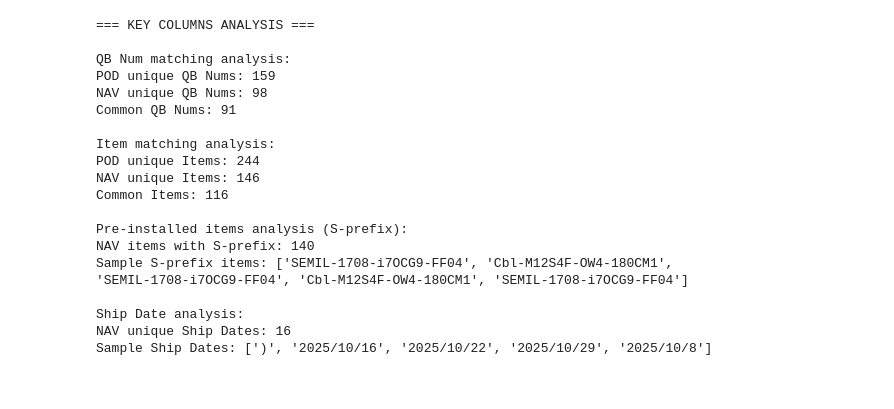
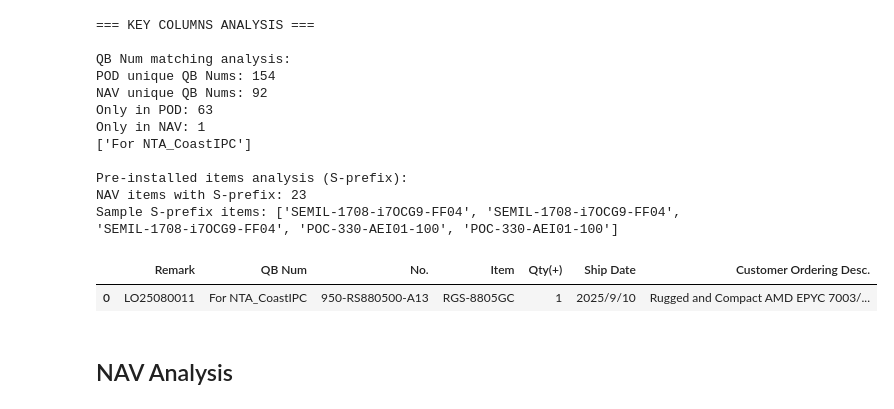
Before and after one commit to playoung2818/POD_NAV, a Jupyter notebook: POD_NAV(ZC).ipynb, the cells around one changed output. Cells and saved outputs as stored; diff of their text form; code cells hidden in the pictures.

```diff
--- a/POD_NAV(ZC).ipynb
+++ b/POD_NAV(ZC).ipynb
@@ -99,47 +163,51 @@ if 'pod' in locals() and 'nav' in locals():
     # Check for common QB Nums
     pod_qb = set(pod['QB Num'].dropna())
     nav_qb = set(nav['QB Num'].dropna())
-    common_qb = pod_qb.intersection(nav_qb)
-    print(f"Common QB Nums: {len(common_qb)}")
+    only_in_pod = sorted(pod_qb - nav_qb)   # in POD, not in NAV
+    only_in_nav = sorted(nav_qb - pod_qb)   # in NAV, not in POD
 
-    print("\nItem matching analysis:")
-    print(f"POD unique Items: {pod['Item'].nunique()}")
-    print(f"NAV unique Items: {nav['Item'].nunique()}")
+    print(f"Only in POD: {len(only_in_pod)}")
+    print(f"Only in NAV: {len(only_in_nav)}")
+    print(only_in_nav)
 
-    # Check for common Items
-    pod_items = set(pod['Item'].dropna())
-    nav_items = set(nav['Item'].dropna())
-    common_items = pod_items.intersection(nav_items)
-    print(f"Common Items: {len(common_items)}")
+    # print("\nItem matching analysis:")
+    # print(f"POD unique Items: {pod['Item'].nunique()}")
+    # print(f"NAV unique Items: {nav['Item'].nunique()}")
+
+    # # Check for common Items
+    # pod_items = set(pod['Item'].dropna())
+    # nav_items = set(nav['Item'].dropna())
+    # common_items = pod_items.intersection(nav_items)
+    # print(f"Common Items: {len(common_items)}")
 
     print("\nPre-installed items analysis (S-prefix):")
-    s_items = nav[nav['Remark'].astype(str).str.startswith('S', na=False)]
+    s_items = nav[nav['No.'].astype(str).str.startswith('S', na=False)]
     print(f"NAV items with S-prefix: {s_items['Item'].nunique()}")
     print(f"Sample S-prefix items: {s_items['Item'].head(5).tolist()}")
 
-    print("\nShip Date analysis:")
-    print(f"NAV unique Ship Dates: {nav['Ship Date'].nunique()}")
-    print(f"Sample Ship Dates: {sorted(nav['Ship Date'].dropna().unique())[:5]}")
+    # print("\nShip Date analysis:")
+    # print(f"NAV unique Ship Dates: {nav['Ship Date'].nunique()}")
+    # print(f"Sample Ship Dates: {sorted(nav['Ship Date'].dropna().unique())[:5]}")
 else:
     print("Cannot analyze - data not loaded properly")
 # %% [output]
 === KEY COLUMNS ANALYSIS ===
 
 QB Num matching analysis:
-POD unique QB Nums: 159
-NAV unique QB Nums: 98
-Common QB Nums: 91
-
-Item matching analysis:
-POD unique Items: 244
-NAV unique Items: 146
-Common Items: 116
+POD unique QB Nums: 154
+NAV unique QB Nums: 92
+Only in POD: 63
+Only in NAV: 1
+['For NTA_CoastIPC']
 
 Pre-installed items analysis (S-prefix):
-NAV items with S-prefix: 140
-Sample S-prefix items: ['SEMIL-1708-i7OCG9-FF04', 'Cbl-M12S4F-OW4-180CM1', 'SEMIL-1708-i7OCG9-FF04', 'Cbl-M12S4F-OW4-180CM1', 'SEMIL-1708-i7OCG9-FF04']
-
-Ship Date analysis:
-NAV unique Ship Dates: 16
-Sample Ship Dates: [')', '2025/10/16', '2025/10/22', '2025/10/29', '2025/10/8']
+NAV items with S-prefix: 23
+Sample S-prefix items: ['SEMIL-1708-i7OCG9-FF04', 'SEMIL-1708-i7OCG9-FF04', 'SEMIL-1708-i7OCG9-FF04', 'POC-330-AEI01-100', 'POC-330-AEI01-100']
+# %%
+nav[nav['QB Num'] == 'For NTA_CoastIPC']
+# %% [output]
+|  | Remark | QB Num | No. | Item | Qty(+) | Ship Date | Customer Ordering Desc. |
+| 0 | LO25080011 | For NTA_CoastIPC | 950-RS880500-A13 | RGS-8805GC | 1 | 2025/9/10 | Rugged and Compact AMD EPYC 7003/... |
+# %% [markdown]
+## NAV Analysis
 # %%
```
Also changed, not shown: parts of 15 cells of this notebook, 6 other files.
